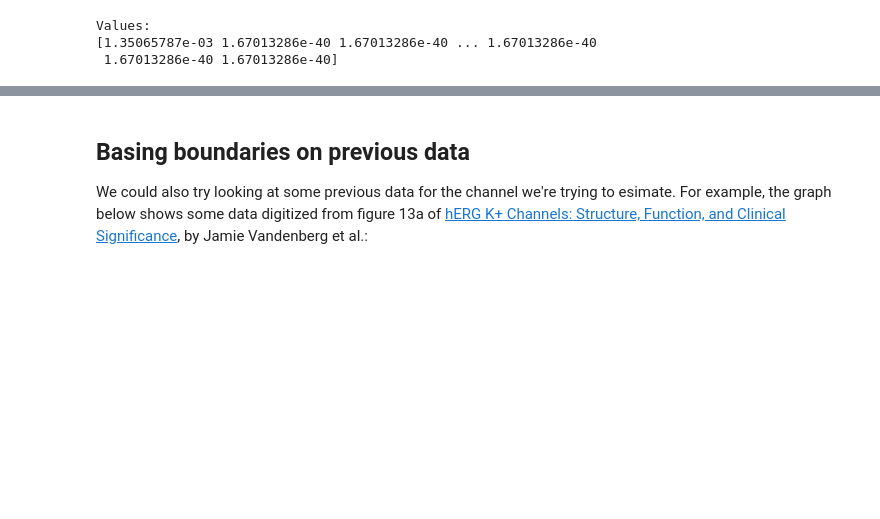
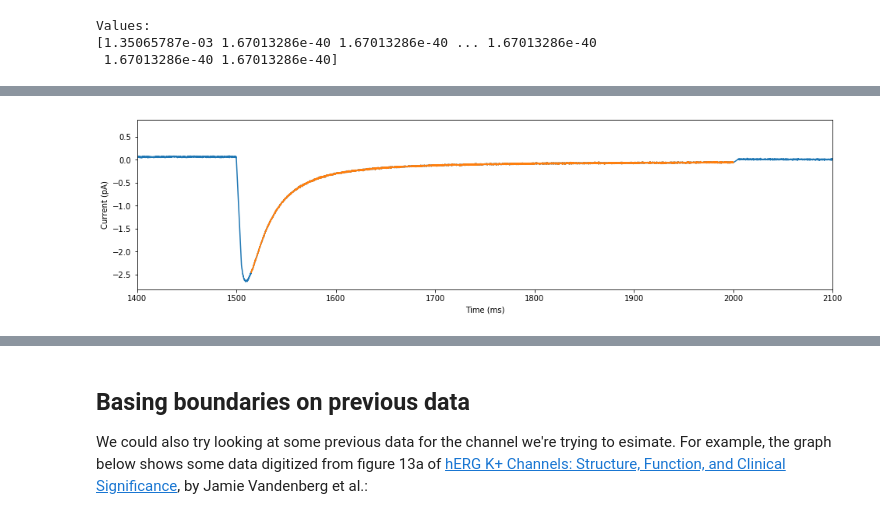
Before and after one commit to CardiacModelling/fitting-notebooks, a Jupyter notebook: ion-currents-tutorial/boundaries.ipynb, the cells around one changed output, grey strips where cells are left out. Saved outputs shown, nothing was run; the diff lists cells and outputs as text; code cells hidden in the pictures; blank space fills up the shorter version.

```diff
--- a/ion-currents-tutorial/boundaries.ipynb
+++ b/ion-currents-tutorial/boundaries.ipynb
@@ -200,0 +269,15 @@ $$p_9 = g_\text{max} $$
+# %%
+# Find the approximate indices where the current is decaying
+i1 = np.where(log['time'] >= 1515)[0][0]
+i2 = np.where(log['time'] >= 2000)[0][0]
+
+# Show the decaying part of the current
+plt.figure(figsize=(16, 4))
+plt.xlabel('Time (ms)')
+plt.ylabel('Current (pA)')
+plt.plot(times, currents)
+plt.plot(times[i1:i2], currents[i1:i2])
+plt.xlim(1400, 2100)
+plt.show()
+# %% [output]
+[figure, added]
```
Also changed, not shown: parts of 19 cells of this notebook, 4 other files.
